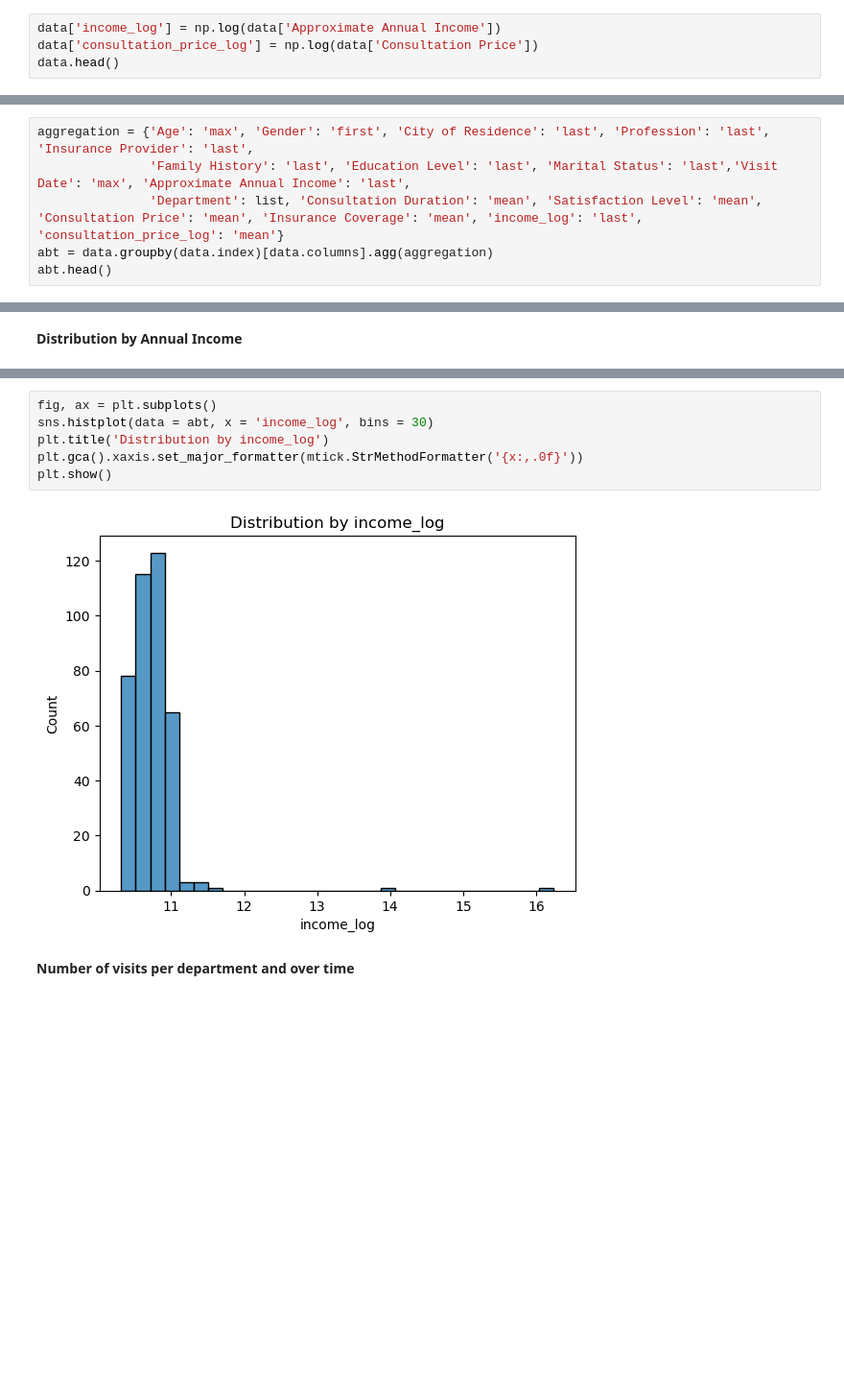
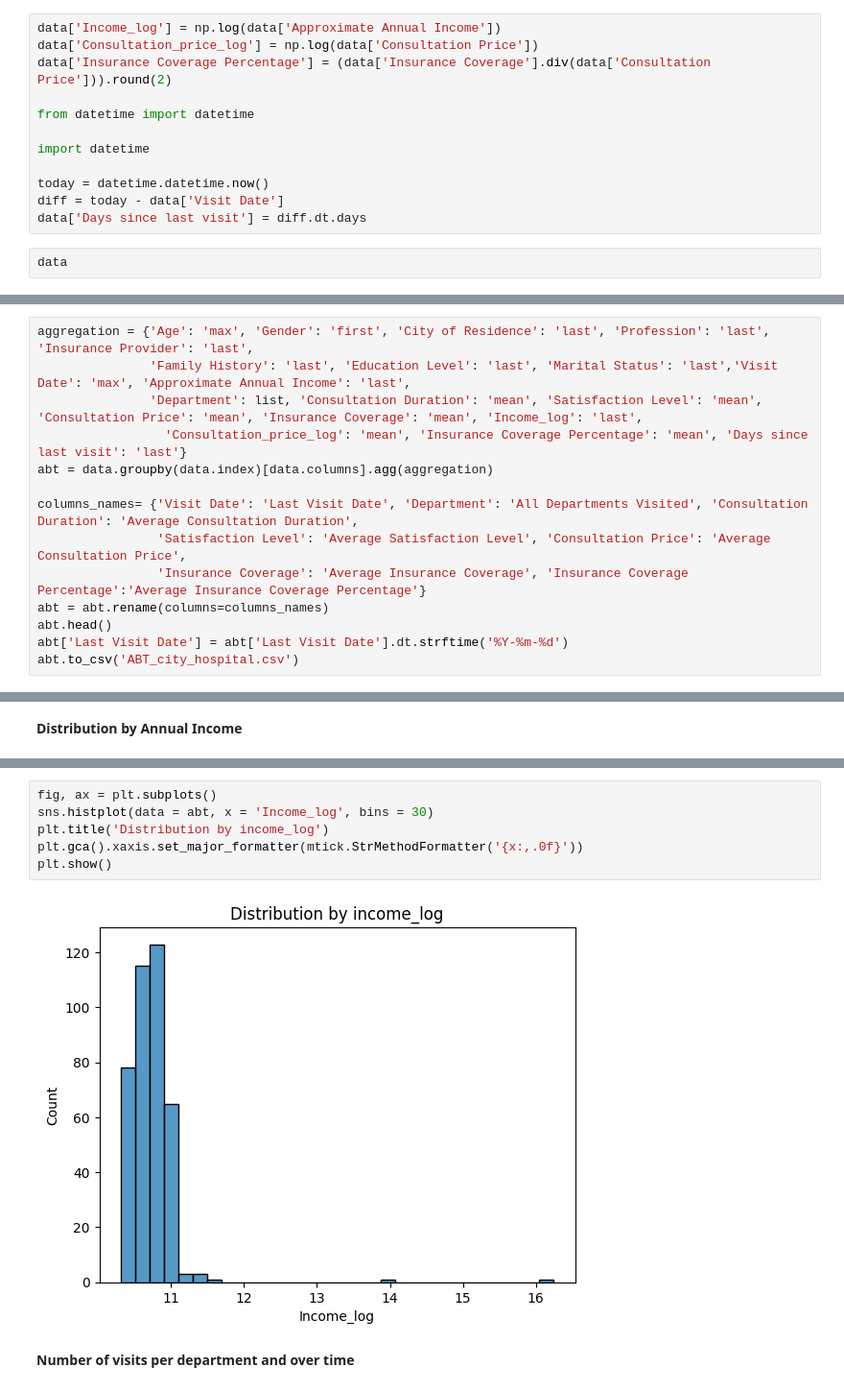
Before and after one commit to amdbsilva/pre-processing, a Jupyter notebook: projeto de datapreprocessing.ipynb, the cells around one changed output, grey strips where cells are left out. Shown at 96% size. Drawn from its saved outputs; the diff is of its cells as text; blank space fills up the shorter version.

Commit message:
abt changes + new features + satisfaction level plot

```diff
--- a/projeto de datapreprocessing.ipynb
+++ b/projeto de datapreprocessing.ipynb
@@ -953,10 +953,20 @@ data[data.duplicated()]
 | 1330 | 60 | Female | Manchester | Artist | None | Diabetes | ... |
 | 1363 | 18 | Male | Glasgow | Student | Provider A | Unknown | ... |
 | 1443 | 16 | Male | Belfast | Student | Provider D | Unknown | ... |
+# %%
+data['Income_log'] = np.log(data['Approximate Annual Income'])
+data['Consultation_price_log'] = np.log(data['Consultation Price'])
+data['Insurance Coverage Percentage'] = (data['Insurance Coverage'].div(data['Consultation Price'])).round(2)
+
+from datetime import datetime
+
+import datetime
+
+today = datetime.datetime.now()
+diff = today - data['Visit Date']
+data['Days since last visit'] = diff.dt.days
 # %%
-data['income_log'] = np.log(data['Approximate Annual Income'])
-data['consultation_price_log'] = np.log(data['Consultation Price'])
-data.head()
+data
 # %% [output]
 |  | Age | Gender | City of Residence | Profession | Insurance Provider | Family History | ... |
 | Patient ID |  |  |  |  |  |  | ... |
@@ -979,6 +996,14 @@ data[data.duplicated()]
 # %%
 aggregation = {'Age': 'max', 'Gender': 'first', 'City of Residence': 'last', 'Profession': 'last', 'Insurance Provider': 'last',
                'Family History': 'last', 'Education Level': 'last', 'Marital Status': 'last','Visit Date': 'max', 'Approximate Annual Income': 'last',
-               'Department': list, 'Consultation Duration': 'mean', 'Satisfaction Level': 'mean', 'Consultation Price': 'mean', 'Insurance Coverage': 'mean', 'income_log': 'last', 'consultation_price_log': 'mean'}
+               'Department': list, 'Consultation Duration': 'mean', 'Satisfaction Level': 'mean', 'Consultation Price': 'mean', 'Insurance Coverage': 'mean', 'Income_log': 'last',
+                 'Consultation_price_log': 'mean', 'Insurance Coverage Percentage': 'mean', 'Days since last visit': 'last'}
 abt = data.groupby(data.index)[data.columns].agg(aggregation)
+
+columns_names= {'Visit Date': 'Last Visit Date', 'Department': 'All Departments Visited', 'Consultation Duration': 'Average Consultation Duration',
+                'Satisfaction Level': 'Average Satisfaction Level', 'Consultation Price': 'Average Consultation Price',
+                'Insurance Coverage': 'Average Insurance Coverage', 'Insurance Coverage Percentage':'Average Insurance Coverage Percentage'}
+abt = abt.rename(columns=columns_names)
 abt.head()
+abt['Last Visit Date'] = abt['Last Visit Date'].dt.strftime('%Y-%m-%d')
+abt.to_csv('ABT_city_hospital.csv')
@@ -1023,11 +1040,11 @@ plt.show()
 # %%
 fig, ax = plt.subplots()
-sns.histplot(data = abt, x = 'income_log', bins = 30)
+sns.histplot(data = abt, x = 'Income_log', bins = 30)
 plt.title('Distribution by income_log')
 plt.gca().xaxis.set_major_formatter(mtick.StrMethodFormatter('{x:,.0f}'))
 plt.show()
 # %% [output]
-[figure, old version]
+[figure, new version]
 # %% [markdown]
 **Number of visits per department and over time**
 # %% [markdown]
```
Also changed, not shown: parts of 19 cells of this notebook, 1 other file.
